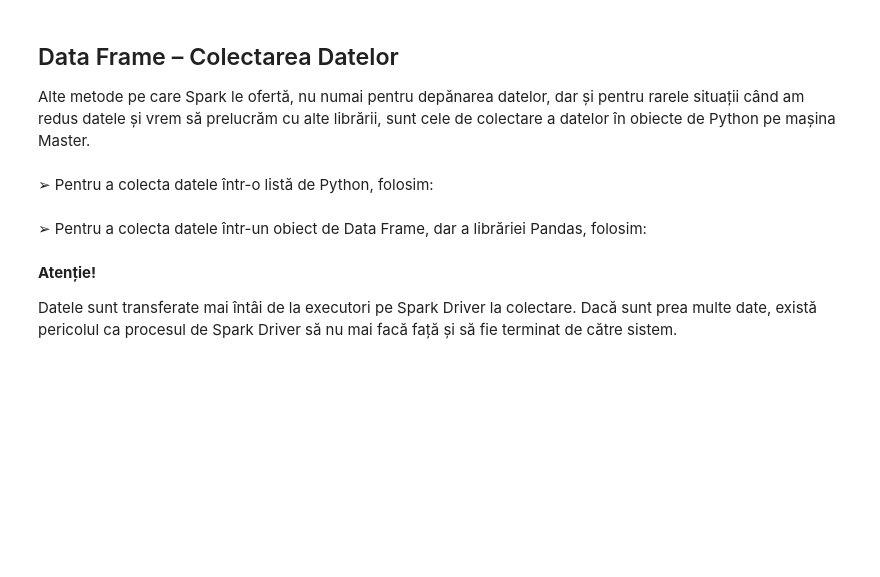
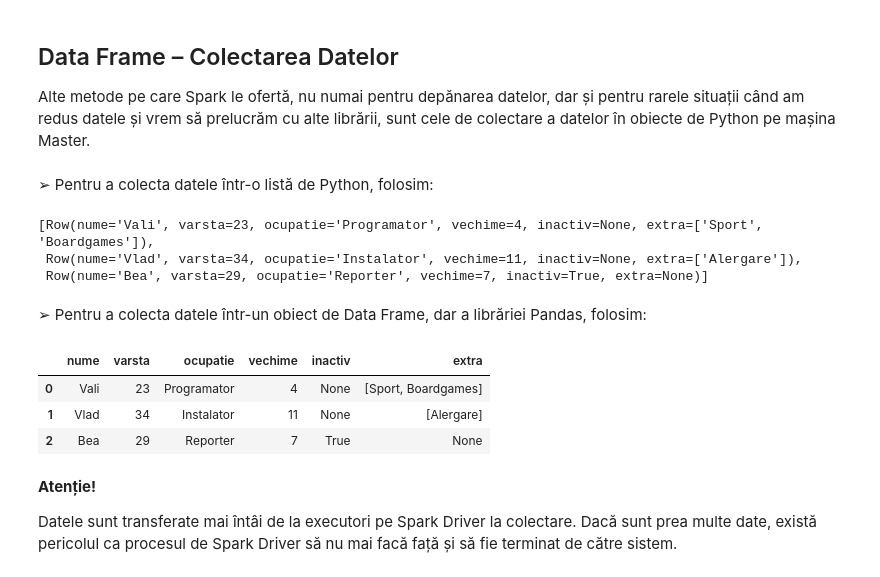
Before and after one commit to AndromedaOMA/Advanced_Analytics_with_Apache_Spark---E.On_Software_Development, a Jupyter notebook: Laboratory_1.ipynb, the cells around one changed output. Saved outputs shown, nothing was run; the diff lists cells and outputs as text; code cells hidden in the pictures; blank space fills up the shorter version.

```diff
--- a/Laboratory_1.ipynb
+++ b/Laboratory_1.ipynb
@@ -268,10 +264,21 @@ Alte metode pe care Spark le ofertă, nu numai pentru depănarea datelor, dar ș
 ➢ Pentru a colecta datele într-o listă de Python, folosim:
 # %%
 data_list = data_df.collect()
+display(data_list)
+# %% [output]
+[Row(nume='Vali', varsta=23, ocupatie='Programator', vechime=4, inactiv=None, extra=['Sport', 'Boardgames']),
+ Row(nume='Vlad', varsta=34, ocupatie='Instalator', vechime=11, inactiv=None, extra=['Alergare']),
+ Row(nume='Bea', varsta=29, ocupatie='Reporter', vechime=7, inactiv=True, extra=None)]
 # %% [markdown]
 ➢ Pentru a colecta datele într-un obiect de Data Frame, dar a librăriei Pandas, folosim:
 # %%
 data_pandas_pdf = data_df.toPandas()
+display(data_pandas_pdf)
+# %% [output]
+|  | nume | varsta | ocupatie | vechime | inactiv | extra |
+| 0 | Vali | 23 | Programator | 4 | None | [Sport, Boardgames] |
+| 1 | Vlad | 34 | Instalator | 11 | None | [Alergare] |
+| 2 | Bea | 29 | Reporter | 7 | True | None |
 # %% [markdown]
 **Atenție!**
 
```
Also changed, not shown: parts of 3 cells of this notebook.
